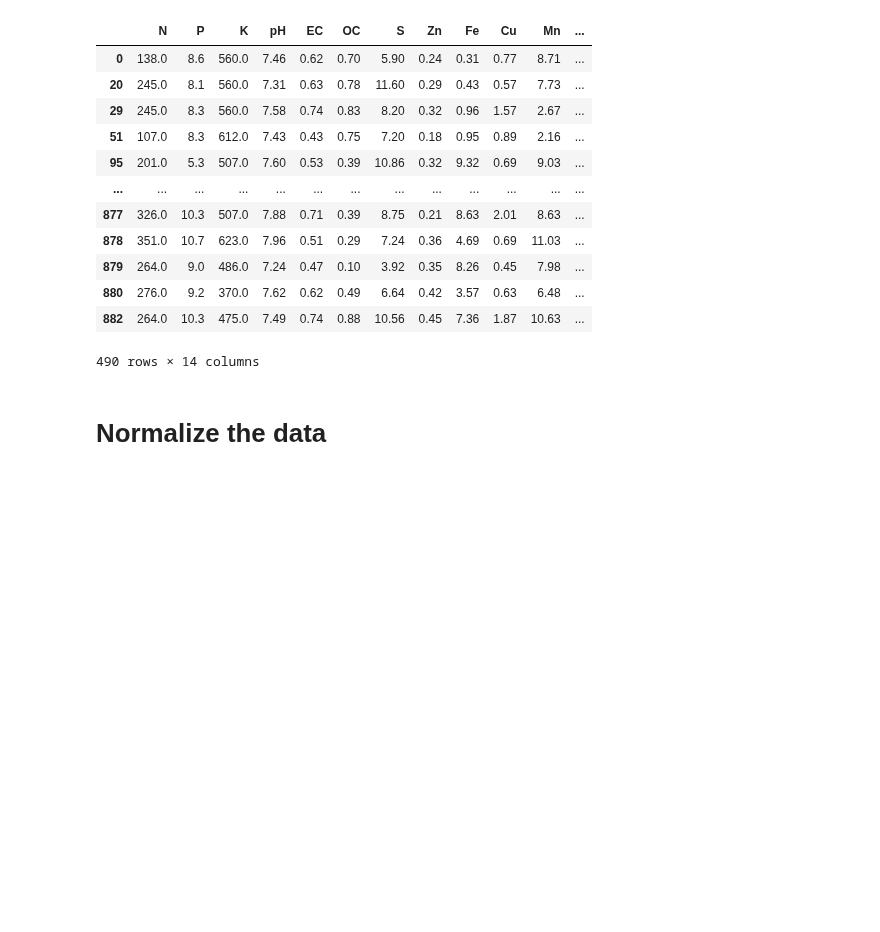
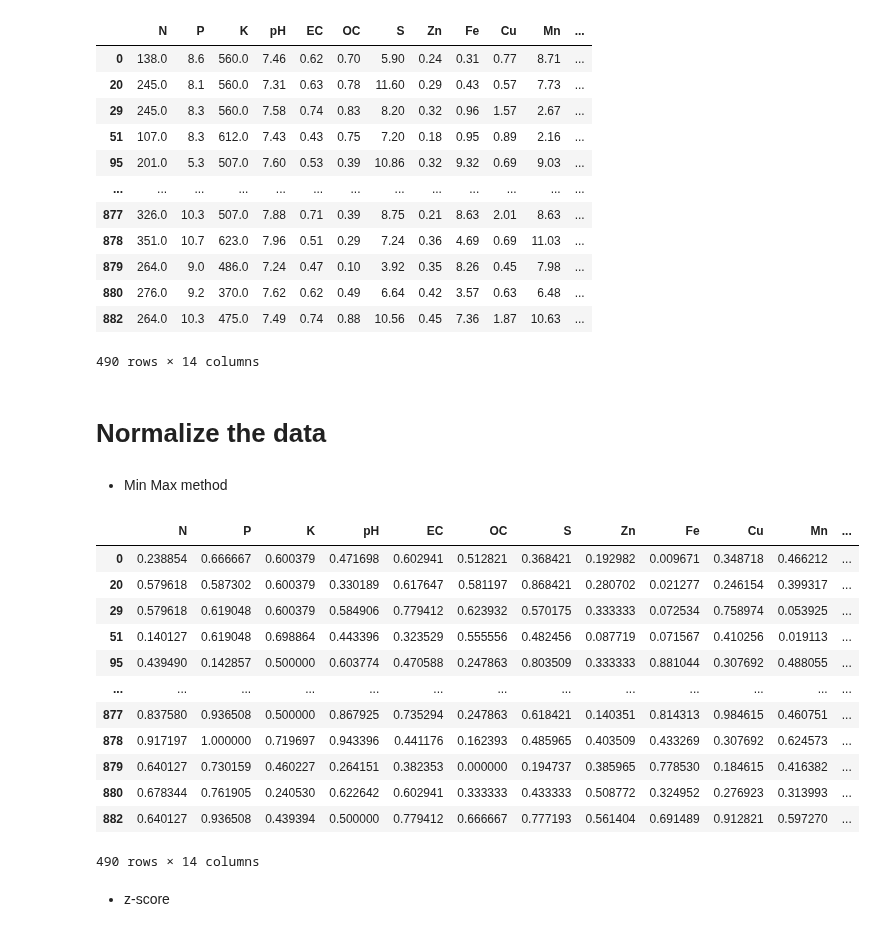
Before and after one commit to Mounir-charef/data_mining, a Jupyter notebook: notebooks/data_exploration.ipynb, the cells around one changed output. Drawn from its saved outputs; the diff is of its cells as text; code cells hidden in the pictures; blank space fills up the shorter version.

```diff
--- a/notebooks/data_exploration.ipynb
+++ b/notebooks/data_exploration.ipynb
@@ -378,3 +378,41 @@ df
 490 rows × 14 columns
 # %% [markdown]
 # Normalize the data
+# %% [markdown]
+- Min Max method
+# %%
+def min_max_scaling(input_df: pd.DataFrame) -> pd.DataFrame:
+    """
+    Perform min-max scaling on each column of a pandas DataFrame.
+
+    Parameters:
+    dataframe (pandas.DataFrame): The input DataFrame.
+
+    Returns:
+    pandas.DataFrame: DataFrame with values normalized using min-max scaling.
+    """
+    copy_df = input_df.copy()
+    min_values =  [custom_describe(df)[column]['min'] for column in df.columns]
+    max_values =  [custom_describe(df)[column]['max'] for column in df.columns]
+    diff = [max_values[i] - min_values[i] for i in range(len(max_values))]
+    copy_df = (copy_df - min_values) / diff
+
+    return copy_df
+# %%
+min_max_scaling(df)
+# %% [output]
+|  | N | P | K | pH | EC | OC | S | Zn | Fe | Cu | Mn | ... |
+| 0 | 0.238854 | 0.666667 | 0.600379 | 0.471698 | 0.602941 | 0.512821 | 0.368421 | 0.192982 | 0.009671 | 0.348718 | 0.466212 | ... |
+| 20 | 0.579618 | 0.587302 | 0.600379 | 0.330189 | 0.617647 | 0.581197 | 0.868421 | 0.280702 | 0.021277 | 0.246154 | 0.399317 | ... |
+| 29 | 0.579618 | 0.619048 | 0.600379 | 0.584906 | 0.779412 | 0.623932 | 0.570175 | 0.333333 | 0.072534 | 0.758974 | 0.053925 | ... |
+| 51 | 0.140127 | 0.619048 | 0.698864 | 0.443396 | 0.323529 | 0.555556 | 0.482456 | 0.087719 | 0.071567 | 0.410256 | 0.019113 | ... |
+| 95 | 0.439490 | 0.142857 | 0.500000 | 0.603774 | 0.470588 | 0.247863 | 0.803509 | 0.333333 | 0.881044 | 0.307692 | 0.488055 | ... |
+| ... | ... | ... | ... | ... | ... | ... | ... | ... | ... | ... | ... | ... |
+| 877 | 0.837580 | 0.936508 | 0.500000 | 0.867925 | 0.735294 | 0.247863 | 0.618421 | 0.140351 | 0.814313 | 0.984615 | 0.460751 | ... |
+| 878 | 0.917197 | 1.000000 | 0.719697 | 0.943396 | 0.441176 | 0.162393 | 0.485965 | 0.403509 | 0.433269 | 0.307692 | 0.624573 | ... |
+| 879 | 0.640127 | 0.730159 | 0.460227 | 0.264151 | 0.382353 | 0.000000 | 0.194737 | 0.385965 | 0.778530 | 0.184615 | 0.416382 | ... |
+| 880 | 0.678344 | 0.761905 | 0.240530 | 0.622642 | 0.602941 | 0.333333 | 0.433333 | 0.508772 | 0.324952 | 0.276923 | 0.313993 | ... |
+| 882 | 0.640127 | 0.936508 | 0.439394 | 0.500000 | 0.779412 | 0.666667 | 0.777193 | 0.561404 | 0.691489 | 0.912821 | 0.597270 | ... |
+490 rows × 14 columns
+# %% [markdown]
+* z-score
```
Also changed, not shown: parts of 2 cells of this notebook.
